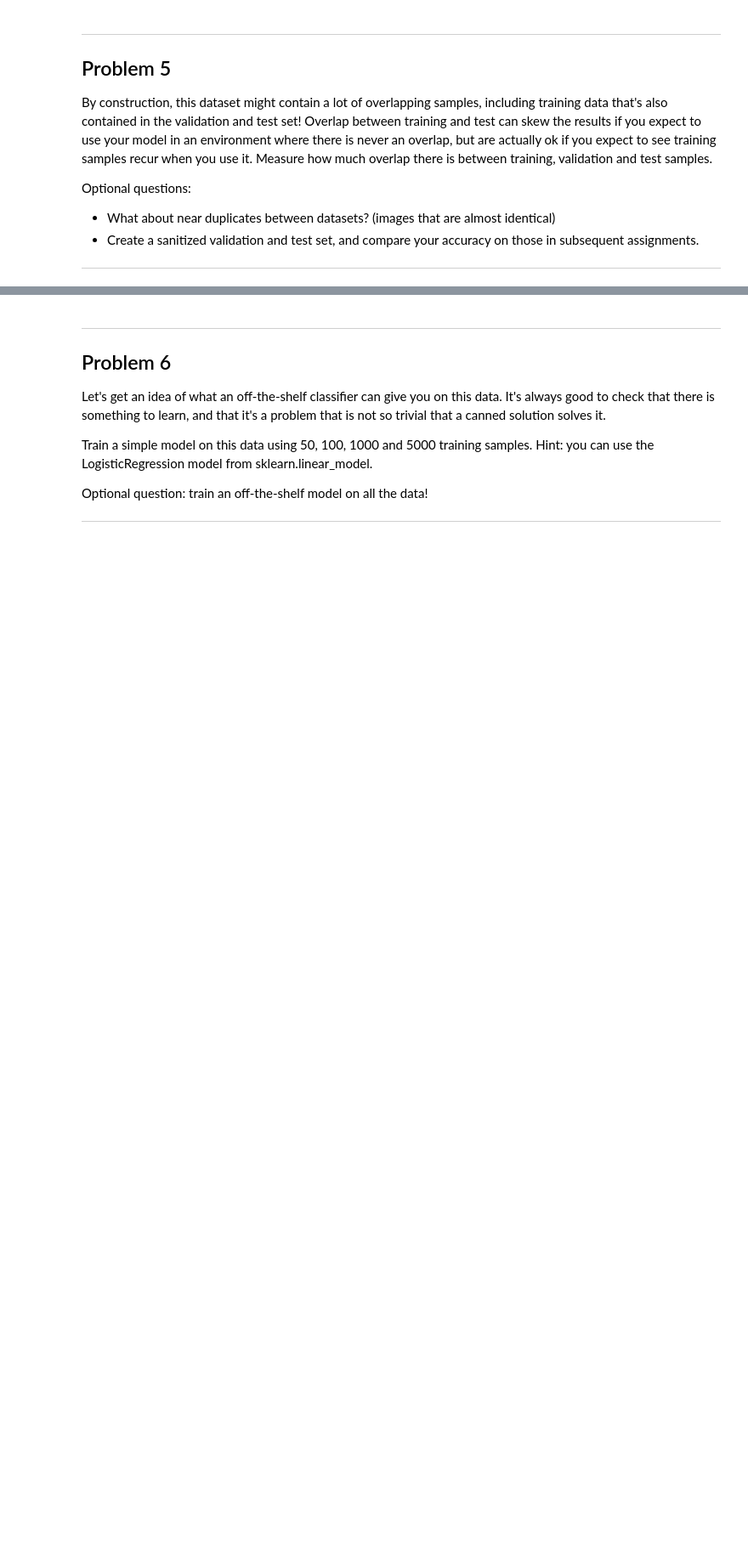
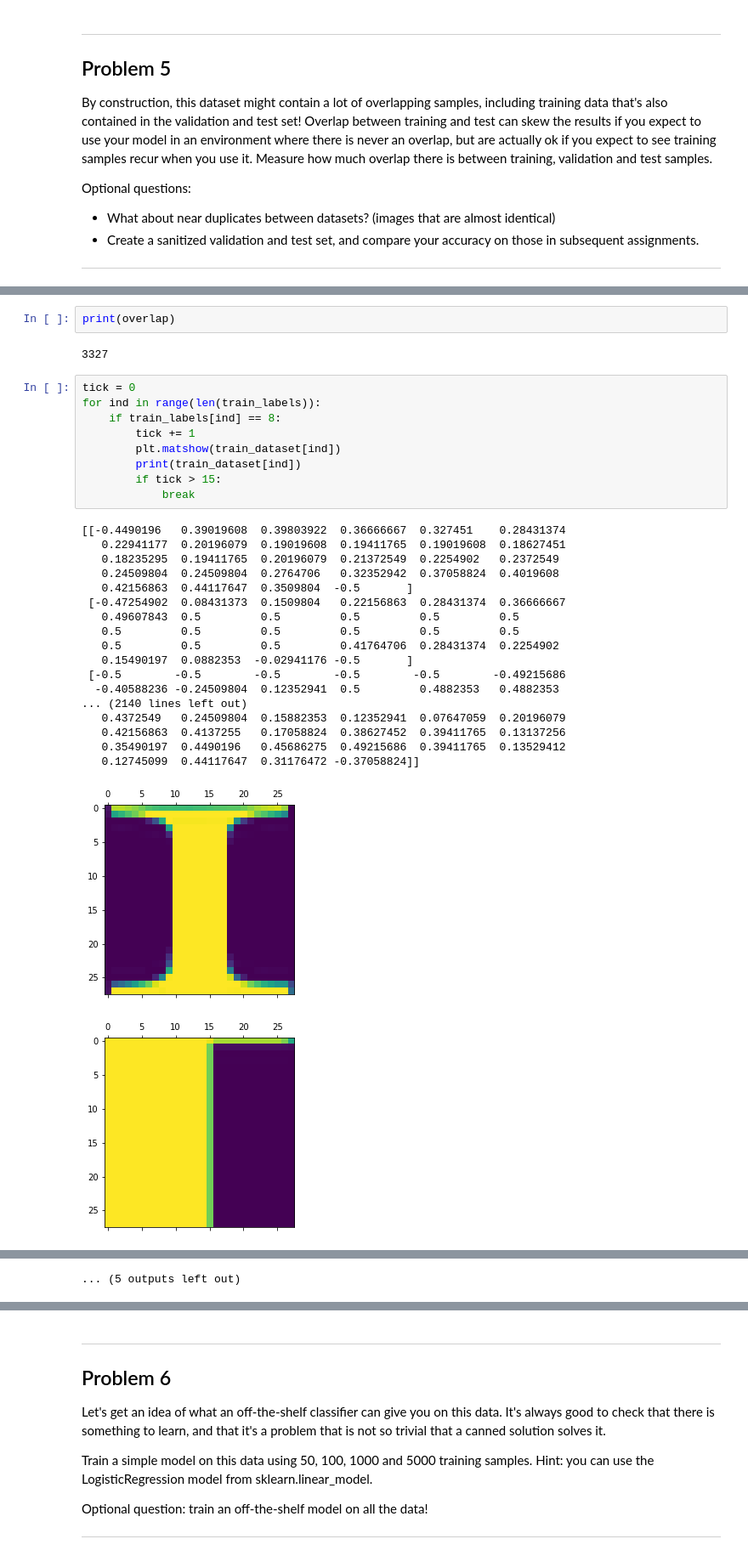
Before and after one commit to hjerpe/udacity-deep-learning, a Jupyter notebook: 1_notmnist.ipynb, the cells around one changed output, grey strips where cells are left out. Shown: that part at 85% size. Cells and saved outputs as stored; diff of their text form; blank space fills up the shorter version.

Commit message:
problem 5, overlap between sets

```diff
--- a/1_notmnist.ipynb
+++ b/1_notmnist.ipynb
@@ -331,0 +437,33 @@ Optional questions:
+# %%
+print(overlap)
+# %% [output]
+3327
+# %%
+tick = 0
+for ind in range(len(train_labels)):
+    if train_labels[ind] == 8:
+        tick += 1
+        plt.matshow(train_dataset[ind])
+        print(train_dataset[ind])
+        if tick > 15:
+            break
+# %% [output]
+[[-0.4490196   0.39019608  0.39803922  0.36666667  0.327451    0.28431374
+   0.22941177  0.20196079  0.19019608  0.19411765  0.19019608  0.18627451
+   0.18235295  0.19411765  0.20196079  0.21372549  0.2254902   0.2372549
+   0.24509804  0.24509804  0.2764706   0.32352942  0.37058824  0.4019608
+   0.42156863  0.44117647  0.3509804  -0.5       ]
+ [-0.47254902  0.08431373  0.1509804   0.22156863  0.28431374  0.36666667
+   0.49607843  0.5         0.5         0.5         0.5         0.5
+   0.5         0.5         0.5         0.5         0.5         0.5
+   0.5         0.5         0.5         0.41764706  0.28431374  0.2254902
+   0.15490197  0.0882353  -0.02941176 -0.5       ]
+ [-0.5        -0.5        -0.5        -0.5        -0.5        -0.49215686
+  -0.40588236 -0.24509804  0.12352941  0.5         0.4882353   0.4882353
+... (2140 lines left out)
+   0.4372549   0.24509804  0.15882353  0.12352941  0.07647059  0.20196079
+   0.42156863  0.4137255   0.17058824  0.38627452  0.39411765  0.13137256
+   0.35490197  0.4490196   0.45686275  0.49215686  0.39411765  0.13529412
+   0.12745099  0.44117647  0.31176472 -0.37058824]]
+[figure, added]
+[figure, added]
@@ -331,0 +479 @@ Optional questions:
+... (5 outputs left out)
```
Also changed, not shown: parts of 12 cells of this notebook.
